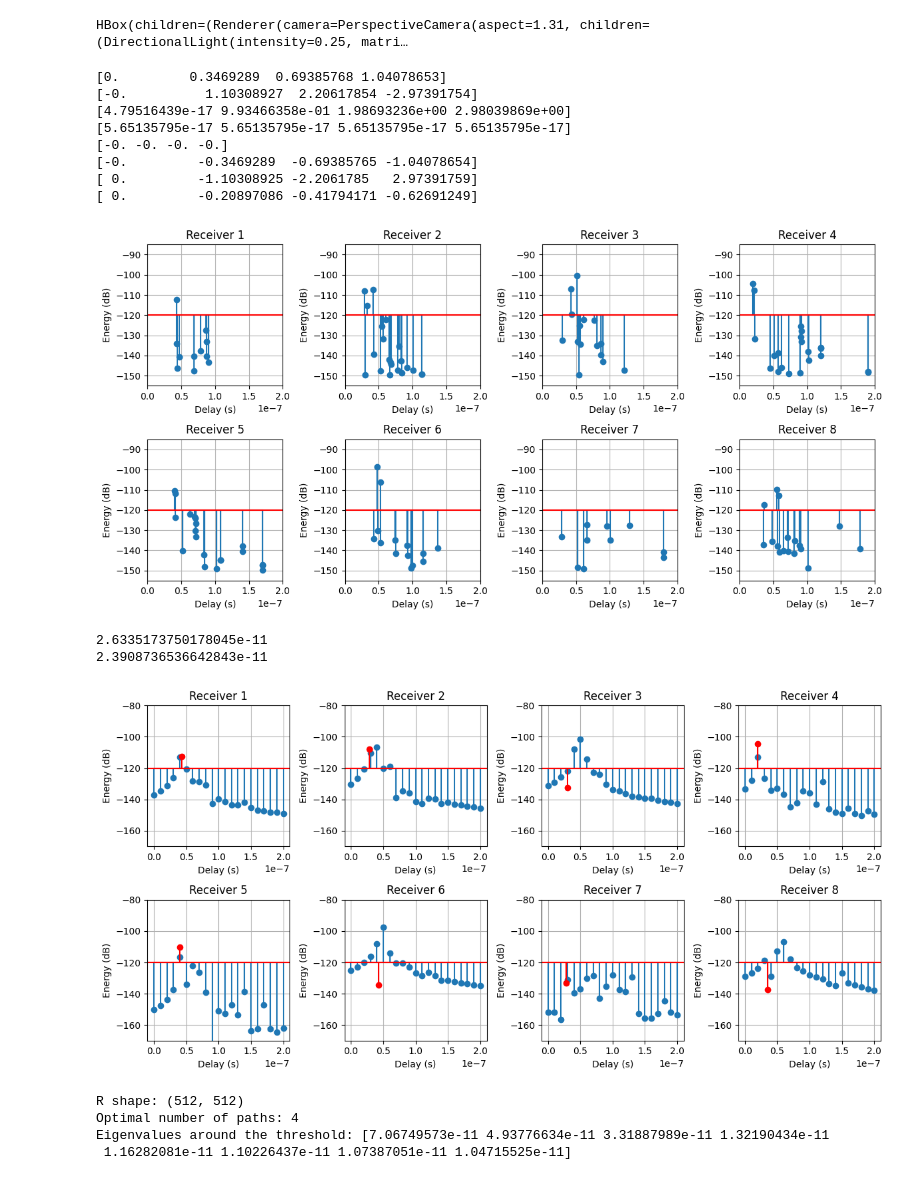
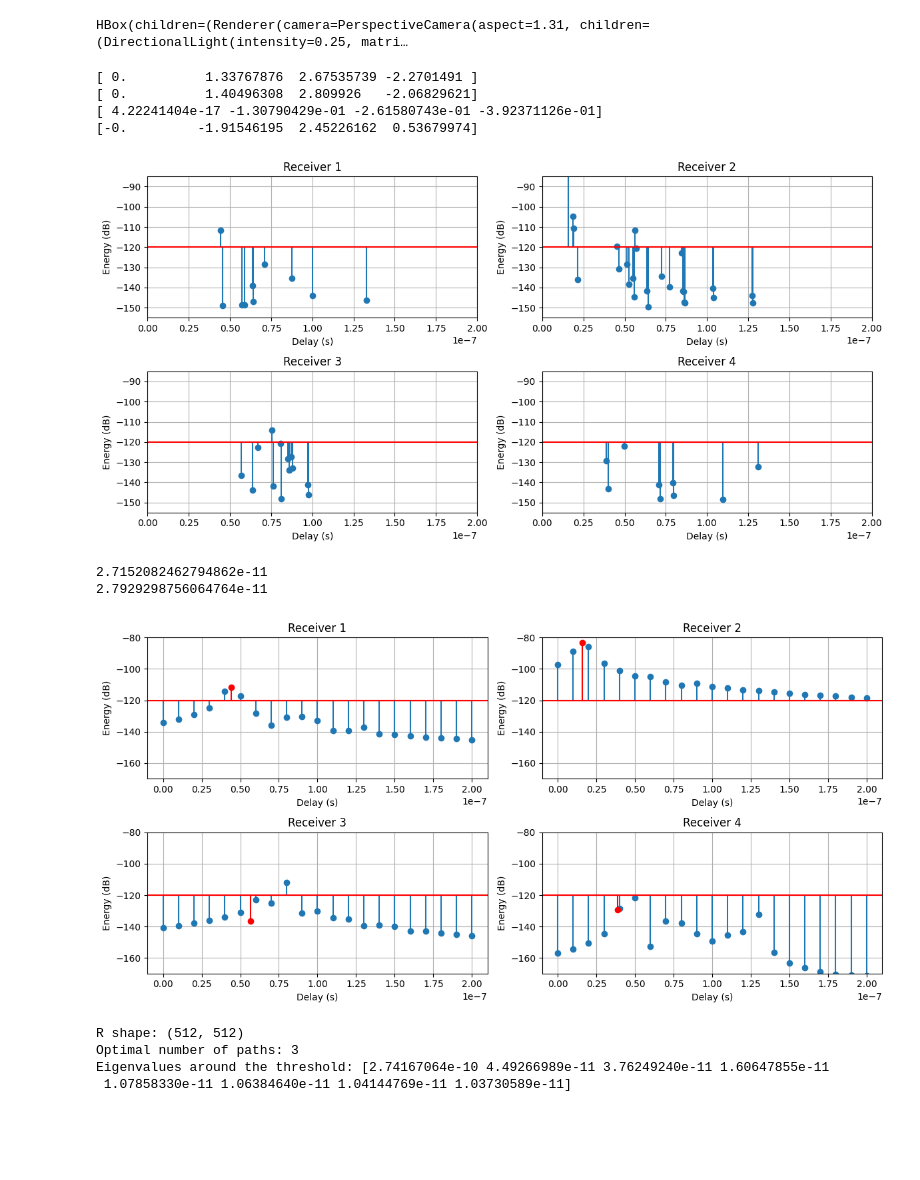
Before and after one commit to lraviart/RayTracing, a Jupyter notebook: Localization/Chain.ipynb, the cells around one changed output. Drawn from its saved outputs; the diff is of its cells as text; code cells hidden in the pictures; blank space fills up the shorter version.

```diff
--- a/Localization/Chain.ipynb
+++ b/Localization/Chain.ipynb
@@ -55,6 +55,7 @@ scene.tx_array = PlanarArray(num_rows=1,
                              horizontal_spacing=0.5,
                              pattern='dipole',
                              polarization='V')
+
 num_rx_ant = 4
 scene.rx_array = PlanarArray(num_rows=1,
                              num_cols=num_rx_ant,
@@ -67,12 +68,13 @@ print(scene.rx_array.antenna_pattern.compute_gain())
 print(scene.rx_array.positions(3e8/3.5e9))
 
 # Tx position
-TX_position = [3, 0, 1.5]
+TX_position = [5.5, 3.5, 1.5]
 
 tx = Transmitter("tx", TX_position)
 scene.add(tx)
 
 # Rx positions
+num_rx = 8
 RX_positions = [[-7, 8, 1.5],
                 [0, 8, 1.5],
                 [7, 8, 1.5],
@@ -80,6 +82,12 @@ RX_positions = [[-7, 8, 1.5],
                 [-9, 0, 1.5],
                 [-7, -8, 1.5],
                 [0, -8, 1.5],
+                [7, -8, 1.5]]
+
+num_rx = 4
+RX_positions = [[-7, 8, 1.5],
+                [7, 8, 1.5],
+                [-7, -8, 1.5],
                 [7, -8, 1.5]]
 
 RX_orientations = [[-np.pi/4, 0, 0],
@@ -91,22 +99,27 @@ RX_orientations = [[-np.pi/4, 0, 0],
                    [np.pi/2, 0, 0],
                    [3*np.pi/4, 0, 0]]
 
+RX_orientations = [[-np.pi/4, 0, 0],
+                    [-3*np.pi/4, 0, 0],
+                    [np.pi/4, 0, 0],
+                    [3*np.pi/4, 0, 0]]
+
 rx1 = Receiver("rx", RX_positions[0], RX_orientations[0])
 rx2 = Receiver("rx2", RX_positions[1], RX_orientations[1])
 rx3 = Receiver("rx3", RX_positions[2], RX_orientations[2])
 rx4 = Receiver("rx4", RX_positions[3], RX_orientations[3])
-rx5 = Receiver("rx5", RX_positions[4], RX_orientations[4])
-rx6 = Receiver("rx6", RX_positions[5], RX_orientations[5])
-rx7 = Receiver("rx7", RX_positions[6], RX_orientations[6])
-rx8 = Receiver("rx8", RX_positions[7], RX_orientations[7])
+# rx5 = Receiver("rx5", RX_positions[4], RX_orientations[4])
+# rx6 = Receiver("rx6", RX_positions[5], RX_orientations[5])
+# rx7 = Receiver("rx7", RX_positions[6], RX_orientations[6])
+# rx8 = Receiver("rx8", RX_positions[7], RX_orientations[7])
 scene.add(rx1)
 scene.add(rx2)
 scene.add(rx3)
 scene.add(rx4)
-scene.add(rx5)
-scene.add(rx6)
-scene.add(rx7)
-scene.add(rx8)
+# scene.add(rx5)
+# scene.add(rx6)
+# scene.add(rx7)
+# scene.add(rx8)
 
 scene.preview()
 # %% [output]
@@ -177,7 +190,7 @@ for i in range(target_shape[0]): # Rx
 
         if max_val > 0:
             # Create boolean filter
-            keep_mask[i, j, :] = path_powers >= (0.5 * max_val)
+            keep_mask[i, j, :] = path_powers >= (0.2 * max_val)
 
 # 5. Combine with original validity (Logical AND)
 # This ensures we don't accidentally "revive" non-existent paths
@@ -214,47 +227,43 @@ a = [a_i * np.sqrt(P_TX_lin) for a_i in a]
 
 for i in range(len(a)):
     print(np.angle(a[i][:, 0] / a[i][0, 0]))
 
 # Energy of paths
-magnitudes = [np.abs(a[i]) for i in range(8)]
-energies = [magnitudes[i]**2 for i in range(8)]
+magnitudes = [np.abs(a[i]) for i in range(num_rx)]
+energies = [magnitudes[i]**2 for i in range(num_rx)]
 
 
 # Filter paths too weak
 threshold = -150 # in dB, relative to P_TX
 threshold_lin = 10 ** (threshold / 10)
 
-for i in range(8):
+for i in range(num_rx):
     mask = energies[i] >= threshold_lin
     a[i] = a[i][mask].reshape(num_rx_ant, -1)
     tau[i] = tau[i][mask[0]]
     angles[i] = angles[i][mask[0]]
     magnitudes[i] = magnitudes[i][mask].reshape(num_rx_ant, -1)
     energies[i] = energies[i][mask].reshape(num_rx_ant, -1)
 
 
 plt.figure(figsize=(12, 6))
-for i in range(8):
-    plt.subplot(2, 4, i+1)
+for i in range(num_rx):
+    plt.subplot(2, num_rx//2, i+1)
     plt.stem(tau[i], 10*np.log10(energies[i][0]), bottom=10*np.log10(S_RX_lin))
     plt.axhline(10*np.log10(S_RX_lin), color='red', linestyle='-', label='Sensitivity Threshold')
     plt.title(f"Receiver {i+1}")
     plt.xlabel("Delay (s)")
     plt.ylabel("Energy (dB)")
     plt.xlim(0, 2e-7)
     plt.ylim(-155, -85)
     plt.grid()
 plt.tight_layout()
 # %% [output]
-[0.         0.3469289  0.69385768 1.04078653]
-[-0.          1.10308927  2.20617854 -2.97391754]
-[4.79516439e-17 9.93466358e-01 1.98693236e+00 2.98039869e+00]
-[5.65135795e-17 5.65135795e-17 5.65135795e-17 5.65135795e-17]
-[-0. -0. -0. -0.]
-[-0.         -0.3469289  -0.69385765 -1.04078654]
-[ 0.         -1.10308925 -2.2061785   2.97391759]
-[ 0.         -0.20897086 -0.41794171 -0.62691249]
+[ 0.          1.33767876  2.67535739 -2.2701491 ]
+[ 0.          1.40496308  2.809926   -2.06829621]
+[ 4.22241404e-17 -1.30790429e-01 -2.61580743e-01 -3.92371126e-01]
+[-0.         -1.91546195  2.45226162  0.53679974]
-[figure, old version]
+[figure, new version]
 # %%
 # Channel impulse response of the path
 l_min, l_max = 0, 20
@@ -274,8 +283,8 @@ print(np.sum(energies[0]))
 
 
 plt.figure(figsize=(12, 6))
-for i in range(8):
-    plt.subplot(2, 4, i+1)
+for i in range(num_rx):
+    plt.subplot(2, num_rx//2, i+1)
     plt.stem(t, 10*np.log10(taps_energy[i][0]), bottom=10*np.log10(S_RX_lin))
     plt.stem(tau[i][0], 10*np.log10(energies[i][0][0]), bottom=10*np.log10(S_RX_lin), linefmt='r-', markerfmt='ro', label='Path Energies')
     plt.axhline(10*np.log10(S_RX_lin), color='red', linestyle='-', label='Sensitivity Threshold')
@@ -287,9 +296,9 @@ for i in range(8):
     plt.grid()
 plt.tight_layout()
 # %% [output]
-2.6335173750178045e-11
-2.3908736536642843e-11
+2.7152082462794862e-11
+2.7929298756064764e-11
-[figure, old version]
+[figure, new version]
 # %%
 import Multipath as mp
 import Comm as com
@@ -303,9 +312,9 @@ music_spectrum, music_tau, music_angles, K, estimated_channel = mp.MUSIC_2D_spec
 # music_a, music_taus = mp.MUSIC_taps_time(music_spectrum, music_tau, B/fft_size, estimated_channel)
 # %% [output]
 R shape: (512, 512)
-Optimal number of paths: 4
-Eigenvalues around the threshold: [7.06749573e-11 4.93776634e-11 3.31887989e-11 1.32190434e-11
- 1.16282081e-11 1.10226437e-11 1.07387051e-11 1.04715525e-11]
+Optimal number of paths: 3
+Eigenvalues around the threshold: [2.74167064e-10 4.49266989e-11 3.76249240e-11 1.60647855e-11
+ 1.07858330e-11 1.06384640e-11 1.04144769e-11 1.03730589e-11]
 # %%
 local_angles = util.format_local_angles(angles, RX_orientations)
 
```
Also changed, not shown: parts of 14 cells of this notebook, 3 other files.
